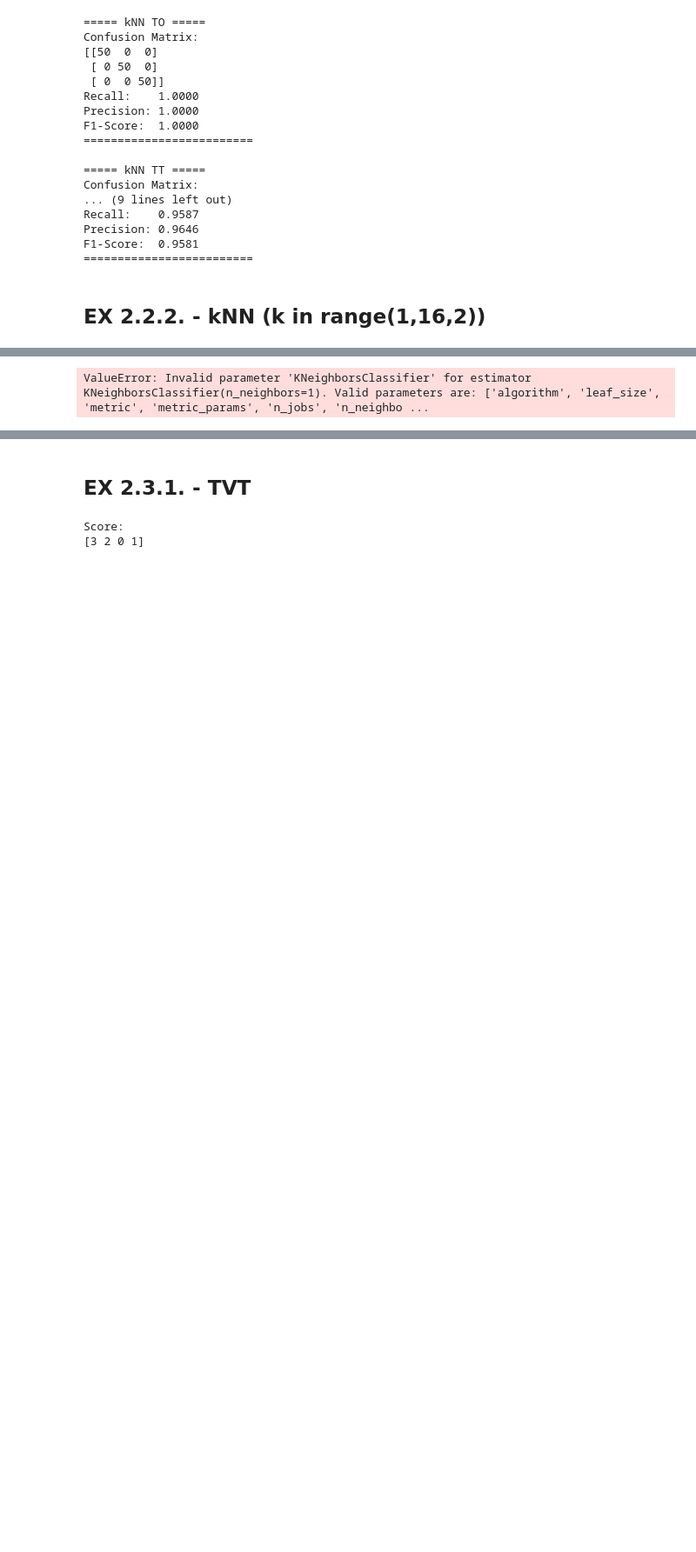
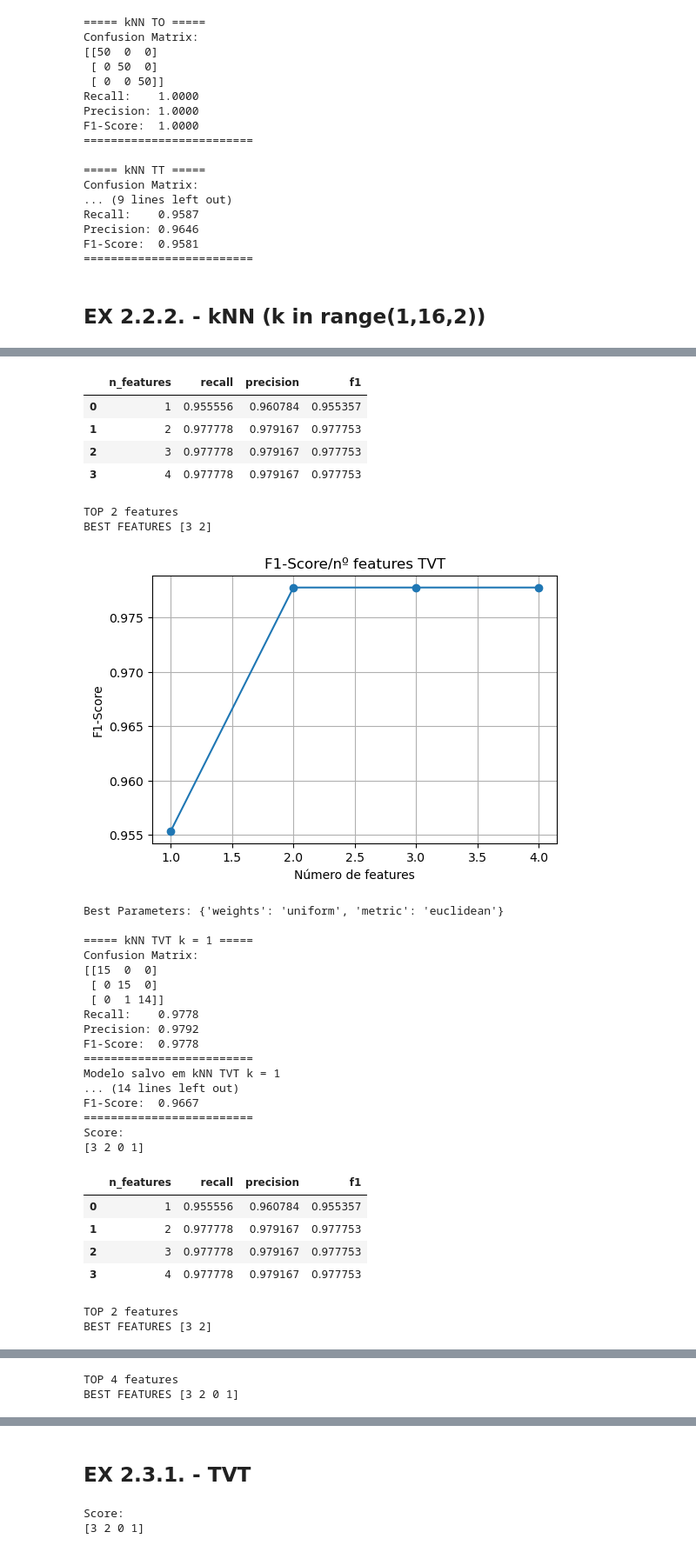
Before and after one commit to Xaneca/TCD_2025, a Jupyter notebook: B/mainClassifierOrganized.ipynb, the cells around one changed output, grey strips where cells are left out. Shown at 87% size. Drawn from its saved outputs; the diff is of its cells as text; code cells hidden in the pictures; blank space fills up the shorter version.

```diff
--- a/B/mainClassifierOrganized.ipynb
+++ b/B/mainClassifierOrganized.ipynb
@@ -132,39 +132,70 @@ F1-Score:  0.9581
 # %% [markdown]
 ## EX 2.2.2. - kNN (k in range(1,16,2))
 # %%
-parameters = {'KNeighborsClassifier' : {
+parameters = {
         'weights': ['uniform', 'distance'],
         'metric': ['euclidean', 'manhattan']
-        }}
+        }
 
 to_scores = []
 tvt_scores = []
 cv_scores = []
 
 for k in range(1,16,2):
     kNN = KNeighborsClassifier(n_neighbors = k)
 
     metrics_to = run_model(X_iris, y_iris, kNN, "TO", None, f"kNN TO k = {k}", f"kNN TO k = {k}", random_state=SEED)
     metrics_tvt = run_model(X_iris, y_iris, kNN, "TVT", parameters, f"kNN TVT k = {k}", f"kNN TVT k = {k}", random_state=SEED, feature_ranking=False)
     metrics_cv = run_model(X_iris, y_iris, kNN, "CV-base", parameters, f"kNN CV k = {k}", f"kNN CV k = {k}", random_state=SEED)
 
-    to_scores.append(metrics_to["f1-scores"])
-    tvt_scores.append(metrics_tvt["f1-scores"])
-    cv_scores.append(metrics_cv["f1-scores"])
+    to_scores.append(metrics_to["f1-score"])
+    tvt_scores.append(metrics_tvt["f1-score"])
+    cv_scores.append(metrics_cv["f1-score"])
 
 plot_metrics(to_scores, metric_name='f1-score', title='Train Only (TO) - F1 Score')
 plot_metrics(tvt_scores, metric_name='f1-score', title='Train/Val/Test (TVT) - F1 Score')
 plot_metrics(cv_scores, metric_name='f1_mean', title='10x10 CV - F1 Score')
 # %% [output]
 ===== kNN TO k = 1 =====
 Confusion Matrix:
 [[50  0  0]
  [ 0 50  0]
  [ 0  0 50]]
 Recall:    1.0000
 Precision: 1.0000
 F1-Score:  1.0000
 =========================
 Score:
 [3 2 0 1]
+|  | n_features | recall | precision | f1 |
+| 0 | 1 | 0.955556 | 0.960784 | 0.955357 |
+| 1 | 2 | 0.977778 | 0.979167 | 0.977753 |
+| 2 | 3 | 0.977778 | 0.979167 | 0.977753 |
+| 3 | 4 | 0.977778 | 0.979167 | 0.977753 |
-ValueError: Invalid parameter 'KNeighborsClassifier' for estimator KNeighborsClassifier(n_neighbors=1). Valid parameters are: ['algorithm', 'leaf_size', 'metric', 'metric_params', 'n_jobs', 'n_neighbo ...
+TOP 2 features
+BEST FEATURES [3 2]
+[figure, added]
+Best Parameters: {'weights': 'uniform', 'metric': 'euclidean'}
+
+===== kNN TVT k = 1 =====
+Confusion Matrix:
+[[15  0  0]
+ [ 0 15  0]
+ [ 0  1 14]]
+Recall:    0.9778
+Precision: 0.9792
+F1-Score:  0.9778
+=========================
+Modelo salvo em kNN TVT k = 1
+... (14 lines left out)
+F1-Score:  0.9667
+=========================
+Score:
+[3 2 0 1]
+|  | n_features | recall | precision | f1 |
+| 0 | 1 | 0.955556 | 0.960784 | 0.955357 |
+| 1 | 2 | 0.977778 | 0.979167 | 0.977753 |
+| 2 | 3 | 0.977778 | 0.979167 | 0.977753 |
+| 3 | 4 | 0.977778 | 0.979167 | 0.977753 |
+TOP 2 features
+BEST FEATURES [3 2]
@@ -170,0 +225,2 @@ ValueError: Invalid parameter 'KNeighborsClassifier' for estimator KNeighborsCla
+TOP 4 features
+BEST FEATURES [3 2 0 1]
```
Also changed, not shown: parts of 1 cell of this notebook, 1 other file.
